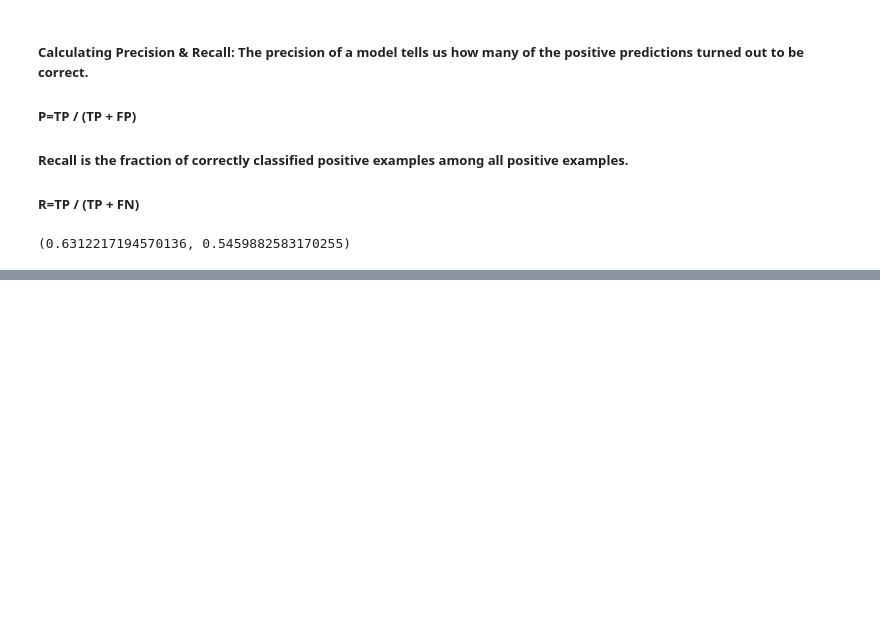
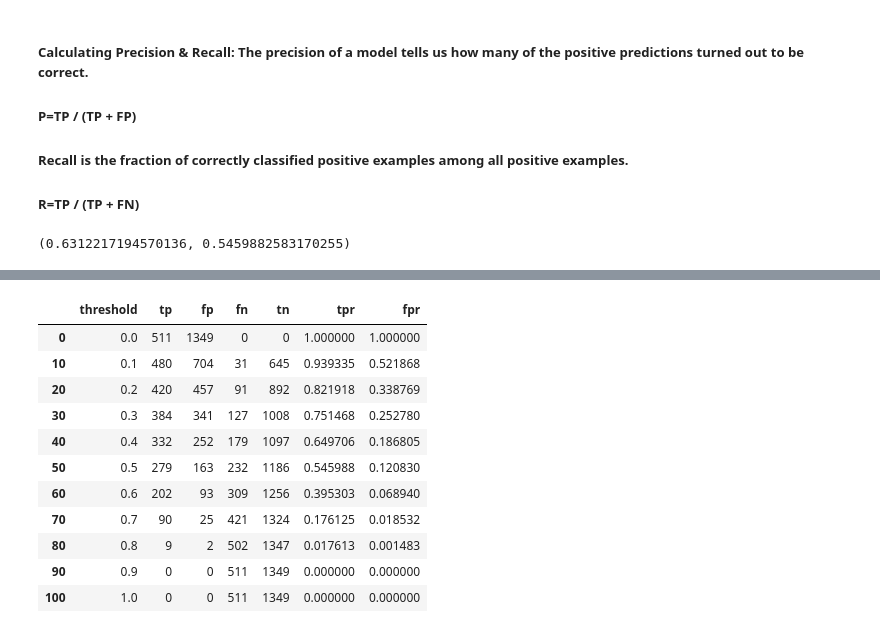
Before and after one commit to ver-akshat/Churn-Prediction, a Jupyter notebook: Churn_prediction_Telecom.ipynb, the cells around one changed output, grey strips where cells are left out. Cells and saved outputs as stored; diff of their text form; code cells hidden in the pictures; blank space fills up the shorter version.

```diff
--- a/Churn_prediction_Telecom.ipynb
+++ b/Churn_prediction_Telecom.ipynb
@@ -448,0 +473,15 @@ precision, recall
+# %%
+df_scores[::10]
+# %% [output]
+|  | threshold | tp | fp | fn | tn | tpr | fpr |
+| 0 | 0.0 | 511 | 1349 | 0 | 0 | 1.000000 | 1.000000 |
+| 10 | 0.1 | 480 | 704 | 31 | 645 | 0.939335 | 0.521868 |
+| 20 | 0.2 | 420 | 457 | 91 | 892 | 0.821918 | 0.338769 |
+| 30 | 0.3 | 384 | 341 | 127 | 1008 | 0.751468 | 0.252780 |
+| 40 | 0.4 | 332 | 252 | 179 | 1097 | 0.649706 | 0.186805 |
+| 50 | 0.5 | 279 | 163 | 232 | 1186 | 0.545988 | 0.120830 |
+| 60 | 0.6 | 202 | 93 | 309 | 1256 | 0.395303 | 0.068940 |
+| 70 | 0.7 | 90 | 25 | 421 | 1324 | 0.176125 | 0.018532 |
+| 80 | 0.8 | 9 | 2 | 502 | 1347 | 0.017613 | 0.001483 |
+| 90 | 0.9 | 0 | 0 | 511 | 1349 | 0.000000 | 0.000000 |
+| 100 | 1.0 | 0 | 0 | 511 | 1349 | 0.000000 | 0.000000 |
```
Also changed, not shown: parts of 23 cells of this notebook, 2 other files.
